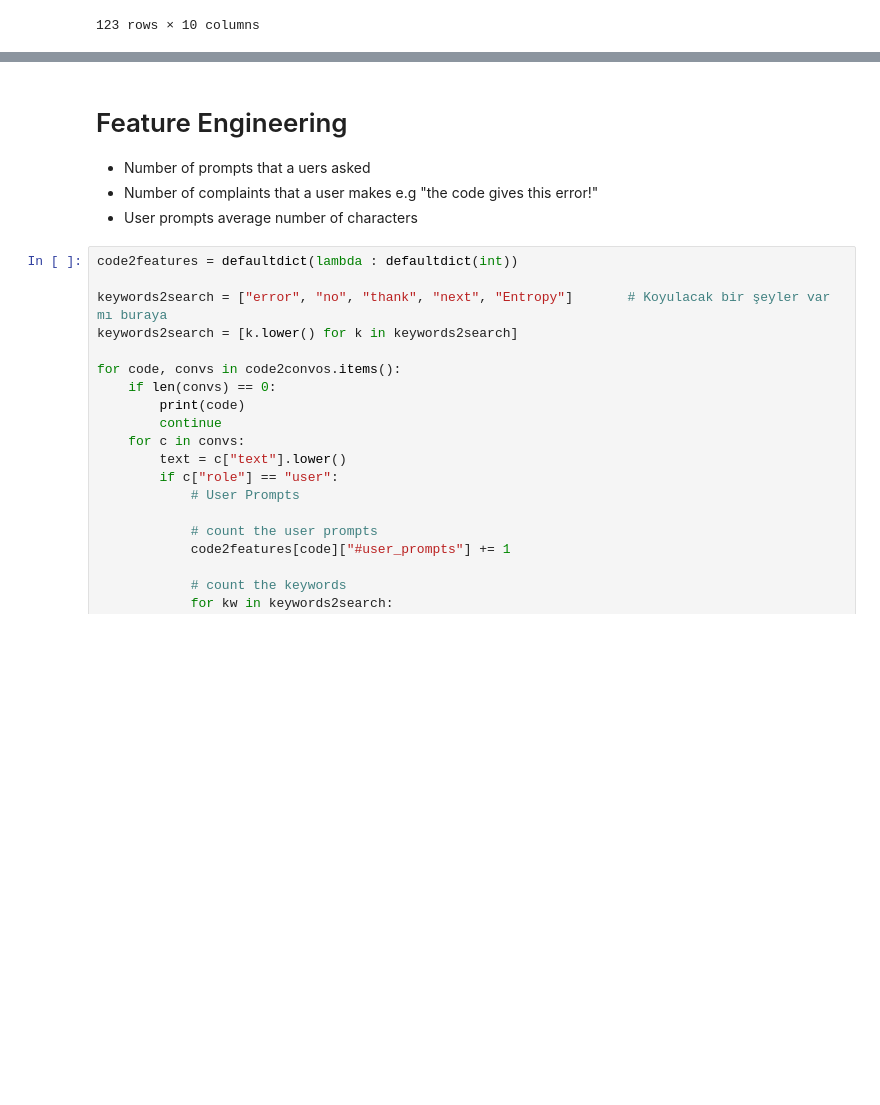
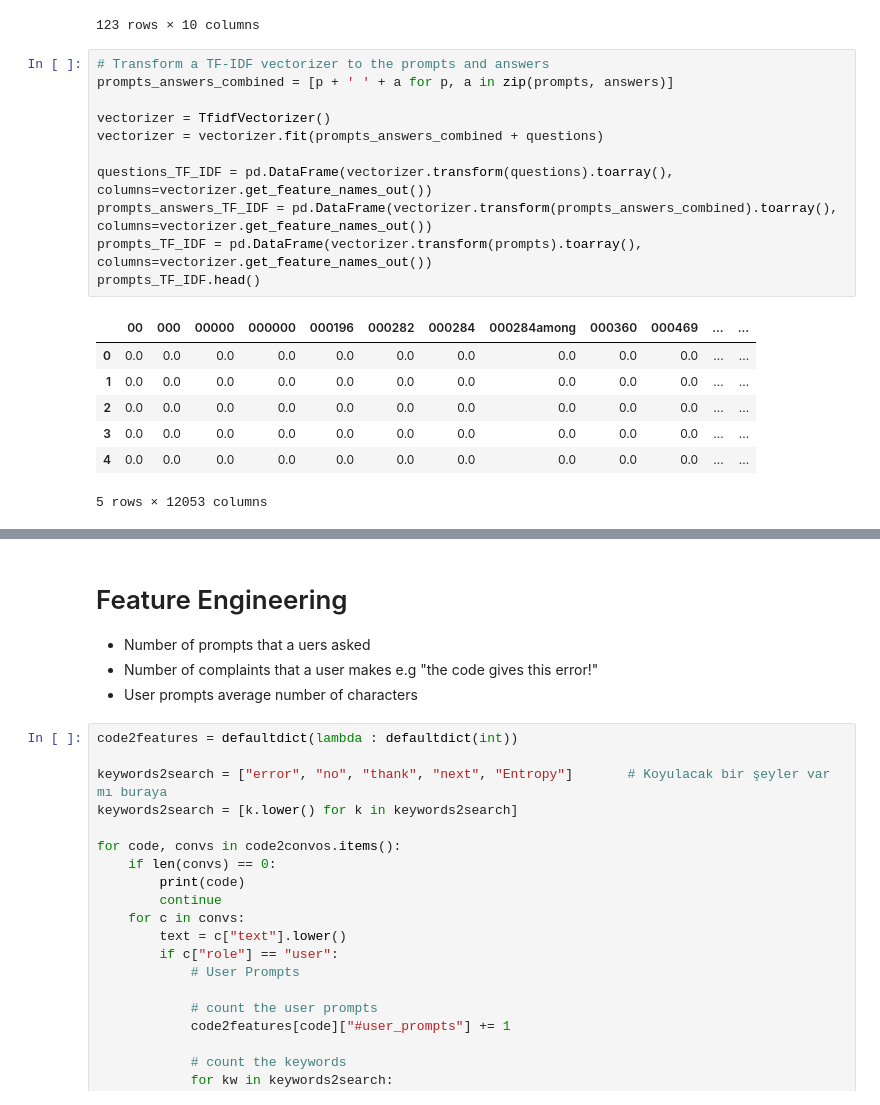
Before and after one commit to salihnuman/CS412_Project, a Jupyter notebook: hw_score_predict.ipynb, the cells around one changed output, grey strips where cells are left out. Cells and saved outputs as stored; diff of their text form; blank space fills up the shorter version.

```diff
--- a/hw_score_predict.ipynb
+++ b/hw_score_predict.ipynb
@@ -242,3 +255,22 @@ question_mapping_scores
 | 121 | f8ec3336-fd48-4654-ad98-62ccfb96d096 | 0.173215 | 0.967321 | 1.000000 | 0.703987 | 0.942662 | 0.907417 | 1.000000 | 1.000000 | 0.782938 |
 | 122 | fb8de815-224c-4d06-9fd4-7156d1a9920d | 0.170293 | 0.712409 | 0.835236 | 0.760650 | 0.895230 | 0.943543 | 0.944887 | 0.844004 | 0.729632 |
 123 rows × 10 columns
+# %%
+# Transform a TF-IDF vectorizer to the prompts and answers
+prompts_answers_combined = [p + ' ' + a for p, a in zip(prompts, answers)]
+
+vectorizer = TfidfVectorizer()
+vectorizer = vectorizer.fit(prompts_answers_combined + questions)
+
+questions_TF_IDF = pd.DataFrame(vectorizer.transform(questions).toarray(), columns=vectorizer.get_feature_names_out())
+prompts_answers_TF_IDF = pd.DataFrame(vectorizer.transform(prompts_answers_combined).toarray(), columns=vectorizer.get_feature_names_out())
+prompts_TF_IDF = pd.DataFrame(vectorizer.transform(prompts).toarray(), columns=vectorizer.get_feature_names_out())
+prompts_TF_IDF.head()
+# %% [output]
+|  | 00 | 000 | 00000 | 000000 | 000196 | 000282 | 000284 | 000284among | 000360 | 000469 | ... | ... |
+| 0 | 0.0 | 0.0 | 0.0 | 0.0 | 0.0 | 0.0 | 0.0 | 0.0 | 0.0 | 0.0 | ... | ... |
+| 1 | 0.0 | 0.0 | 0.0 | 0.0 | 0.0 | 0.0 | 0.0 | 0.0 | 0.0 | 0.0 | ... | ... |
+| 2 | 0.0 | 0.0 | 0.0 | 0.0 | 0.0 | 0.0 | 0.0 | 0.0 | 0.0 | 0.0 | ... | ... |
+| 3 | 0.0 | 0.0 | 0.0 | 0.0 | 0.0 | 0.0 | 0.0 | 0.0 | 0.0 | 0.0 | ... | ... |
+| 4 | 0.0 | 0.0 | 0.0 | 0.0 | 0.0 | 0.0 | 0.0 | 0.0 | 0.0 | 0.0 | ... | ... |
+5 rows × 12053 columns
```
Also changed, not shown: parts of 10 cells of this notebook.
